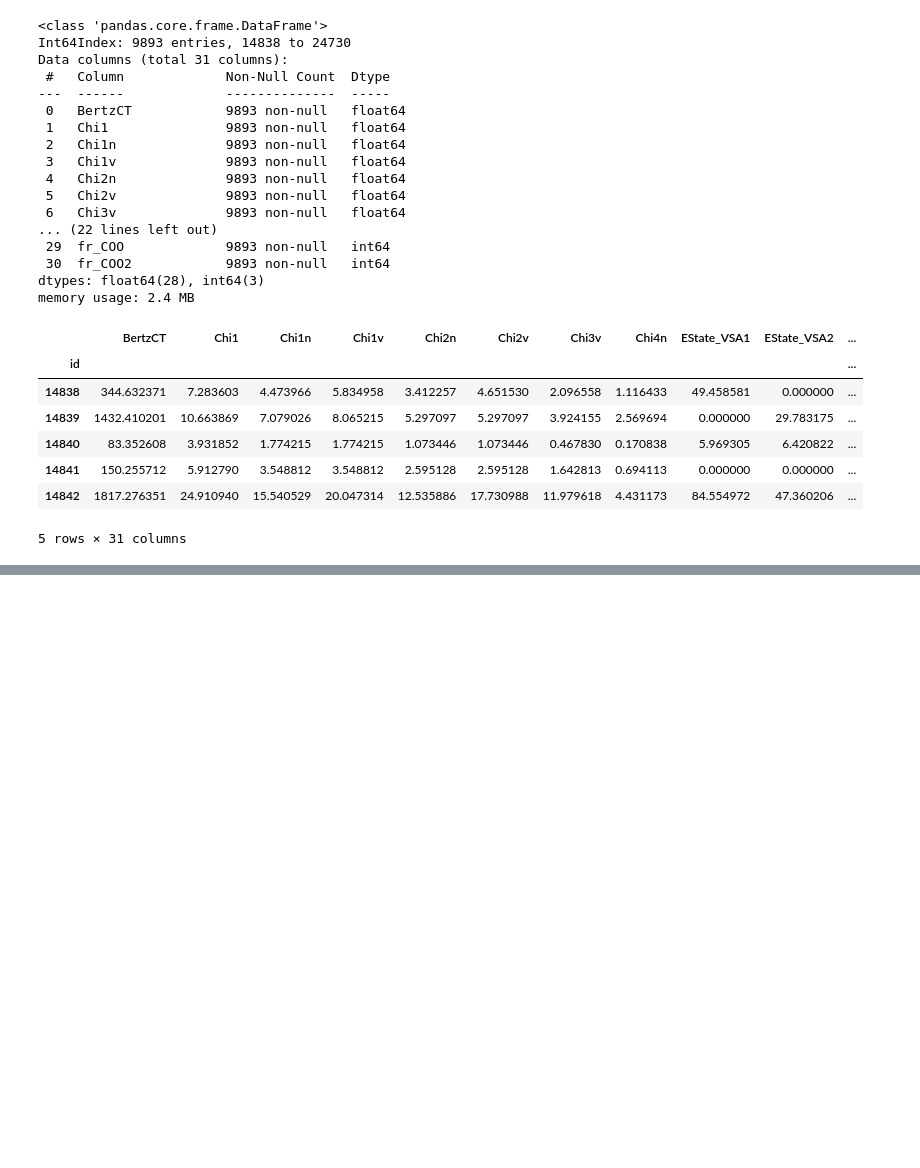
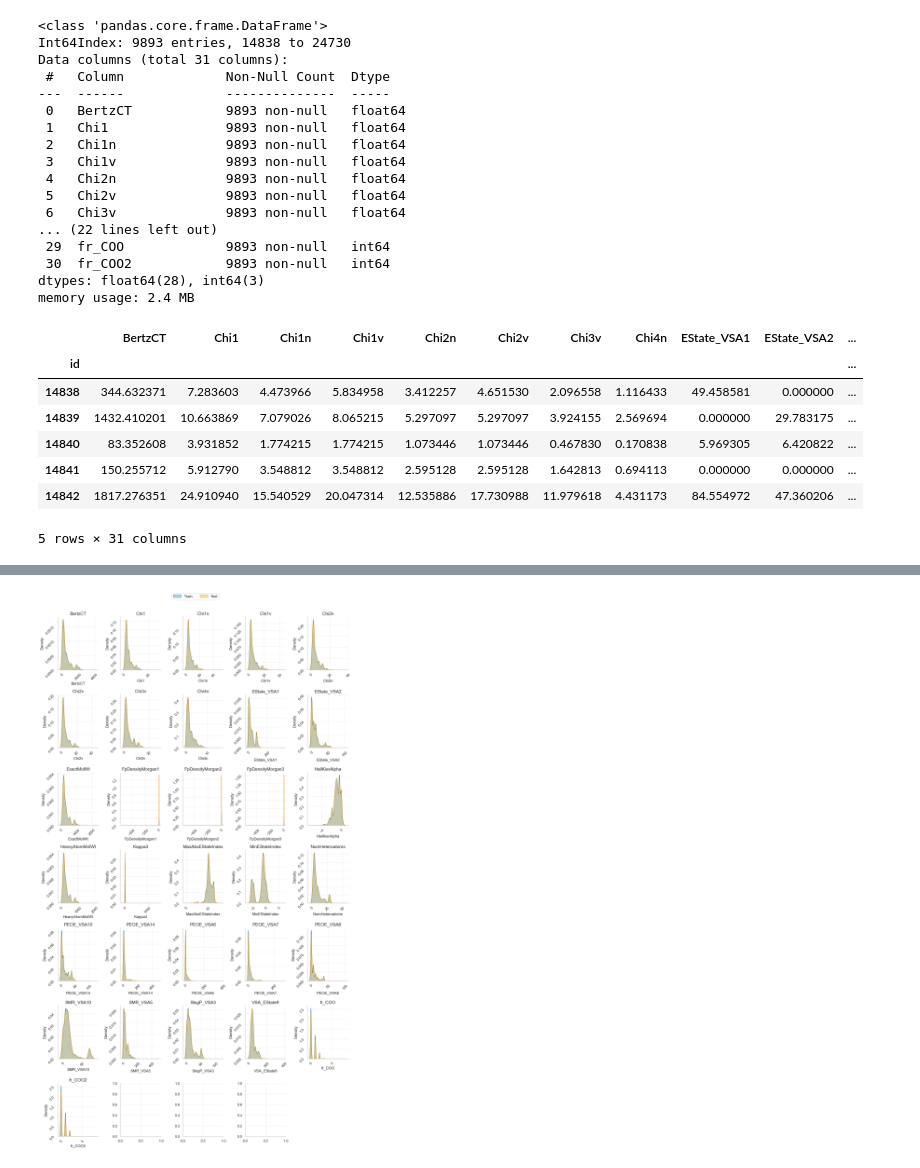
Before and after one commit to ruetha/kaggle_challenges, a Jupyter notebook: notebooks/multi-label_classificaton_problems/enzyme_substrate_multi-label_classification.ipynb, the cells around one changed output, grey strips where cells are left out. Drawn from its saved outputs; the diff is of its cells as text; code cells hidden in the pictures; blank space fills up the shorter version.

```diff
--- a/notebooks/multi-label_classificaton_problems/enzyme_substrate_multi-label_classification.ipynb
+++ b/notebooks/multi-label_classificaton_problems/enzyme_substrate_multi-label_classification.ipynb
@@ -148,0 +176,43 @@ test_data.head()
+# %%
+figure, ax = plt.subplots(7, 5, figsize=(14, 24))
+ax = ax.flatten()
+
+# create a list to exclude categorical features and the label
+exclude_columns = ['EC1', 'EC2', 'EC3', 'EC4', 'EC5', 'EC6']
+
+for index, col_name in enumerate([col for col in train_data.columns if col not in exclude_columns]):
+
+    sns.kdeplot(data=train_data[col_name],
+                label='Train',
+                fill=True,
+                ax=ax[index])
+
+    sns.kdeplot(data=test_data[col_name],
+                label='Test',
+                fill=True,
+                ax=ax[index])
+
+    ax[index].set_title(col_name, fontsize=14)
+
+    ax[index].tick_params(labelrotation=45)
+
+    # Retrieve legend information
+    handles = ax[index].get_legend_handles_labels()[0]
+    labels = ax[index].get_legend_handles_labels()[1]
+    ax[index].legend().remove()
+
+# Remove the empty subplots
+figure.delaxes(ax[-1])
+
+# Set the legend
+figure.legend(handles,
+              labels,
+              loc='upper center',
+              bbox_to_anchor=(0.5, 1.03),
+              fontsize=12,
+              ncol=3)
+
+plt.tight_layout()
+plt.show()
+# %% [output]
+[figure, added]
```
Also changed, not shown: parts of 4 cells of this notebook.
